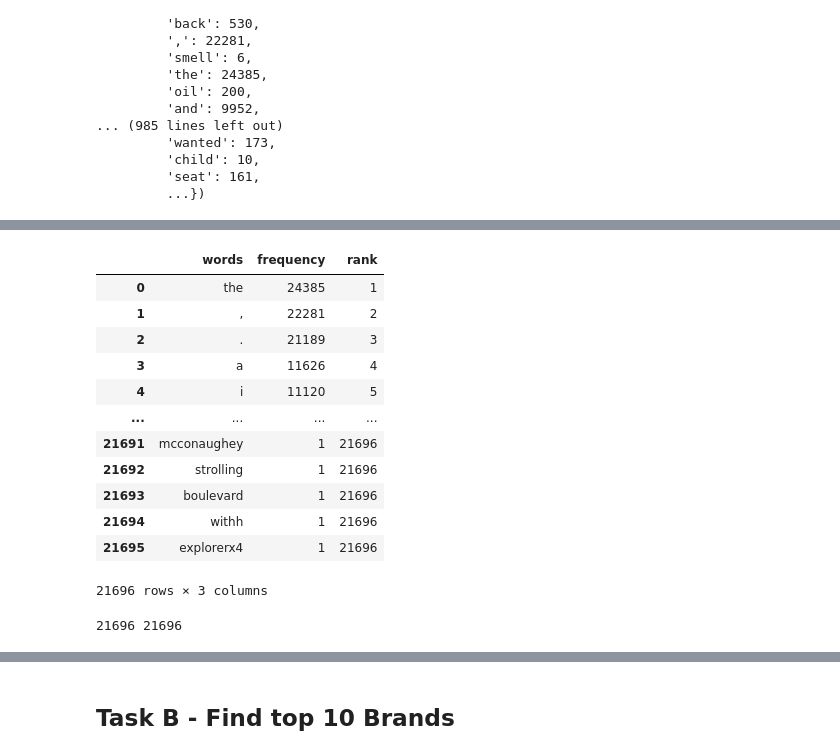
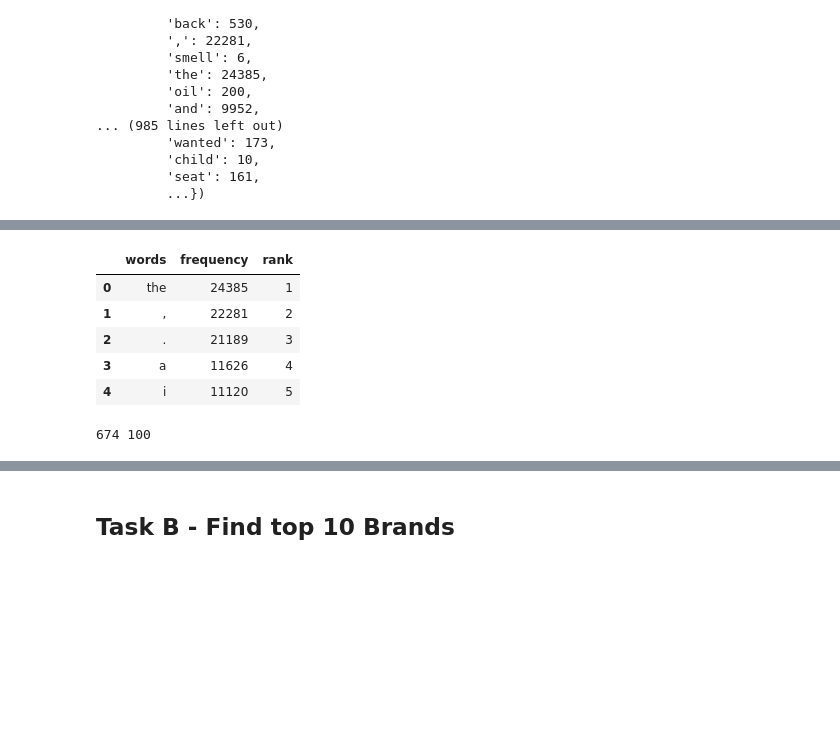
Before and after one commit to vicgpt/Unstructured-Data-Analytics, a Jupyter notebook: Assignment 1 - Car Brands/Car-Brand-Text-Analytics-vishal.ipynb, the cells around one changed output, grey strips where cells are left out. Cells and saved outputs as stored; diff of their text form; code cells hidden in the pictures; blank space fills up the shorter version.

```diff
--- a/Assignment 1 - Car Brands/Car-Brand-Text-Analytics-vishal.ipynb
+++ b/Assignment 1 - Car Brands/Car-Brand-Text-Analytics-vishal.ipynb
@@ -14,0 +4,15 @@ data.head()
+# %%
+# reading the data
+data = pd.read_csv('scrapper/comments_data_complete.csv')
+
+# removing nulls
+data = data.dropna().reset_index(drop=True)
+data.isnull().sum()
+
+# taking latest 5000 comments only
+data = data.tail(5000)
+data.reset_index(drop=True, inplace=True)
+
+# lowering the comment for consistency
+data['comment'] = data['comment'].str.lower()
+data.head()
@@ -78,35 +72,27 @@ text_token_df
 # %%
 # sorting the text token df and getting ranks
 text_token_df.sort_values('frequency', inplace=True, ascending=False)
 text_token_df.reset_index(drop=True, inplace=True)
-text_token_df['rank'] = text_token_df['frequency'].rank(method='max', ascending=False).astype(int)
-text_token_df
+text_token_df['rank'] = text_token_df['frequency'].rank(method='min', ascending=False).astype(int)
+text_token_df.head()
 # %% [output]
 |  | words | frequency | rank |
 | 0 | the | 24385 | 1 |
 | 1 | , | 22281 | 2 |
 | 2 | . | 21189 | 3 |
 | 3 | a | 11626 | 4 |
 | 4 | i | 11120 | 5 |
-| ... | ... | ... | ... |
-| 21691 | mcconaughey | 1 | 21696 |
-| 21692 | strolling | 1 | 21696 |
-| 21693 | boulevard | 1 | 21696 |
-| 21694 | withh | 1 | 21696 |
-| 21695 | explorerx4 | 1 | 21696 |
-21696 rows × 3 columns
 # %%
 # tranforming frequenct and rank to x & y variables
-last_rank = text_token_df['rank'].max()
-# n = text_token_df['frequency'].sum()
-n = text_token_df.shape[0]
-print(last_rank, n)
+last_freq = text_token_df.loc[:rank_limit, 'frequency'].min()
+n = rank_limit
+print(last_freq, n)
 
-y = np.log(text_token_df['rank'])
-x = np.log(text_token_df['frequency']/n/1)
+y = np.log(text_token_df.loc[:rank_limit, 'rank'])
+x = np.log(text_token_df.loc[:rank_limit, 'frequency']/n/last_freq)
 df = pd.DataFrame(data={'x': x, 'y':y})
 # %% [output]
-21696 21696
+674 100
 # %%
 # hypothesis testing using linear regression
 from sklearn.linear_model import LinearRegression
```
Also changed, not shown: parts of 23 cells of this notebook.
